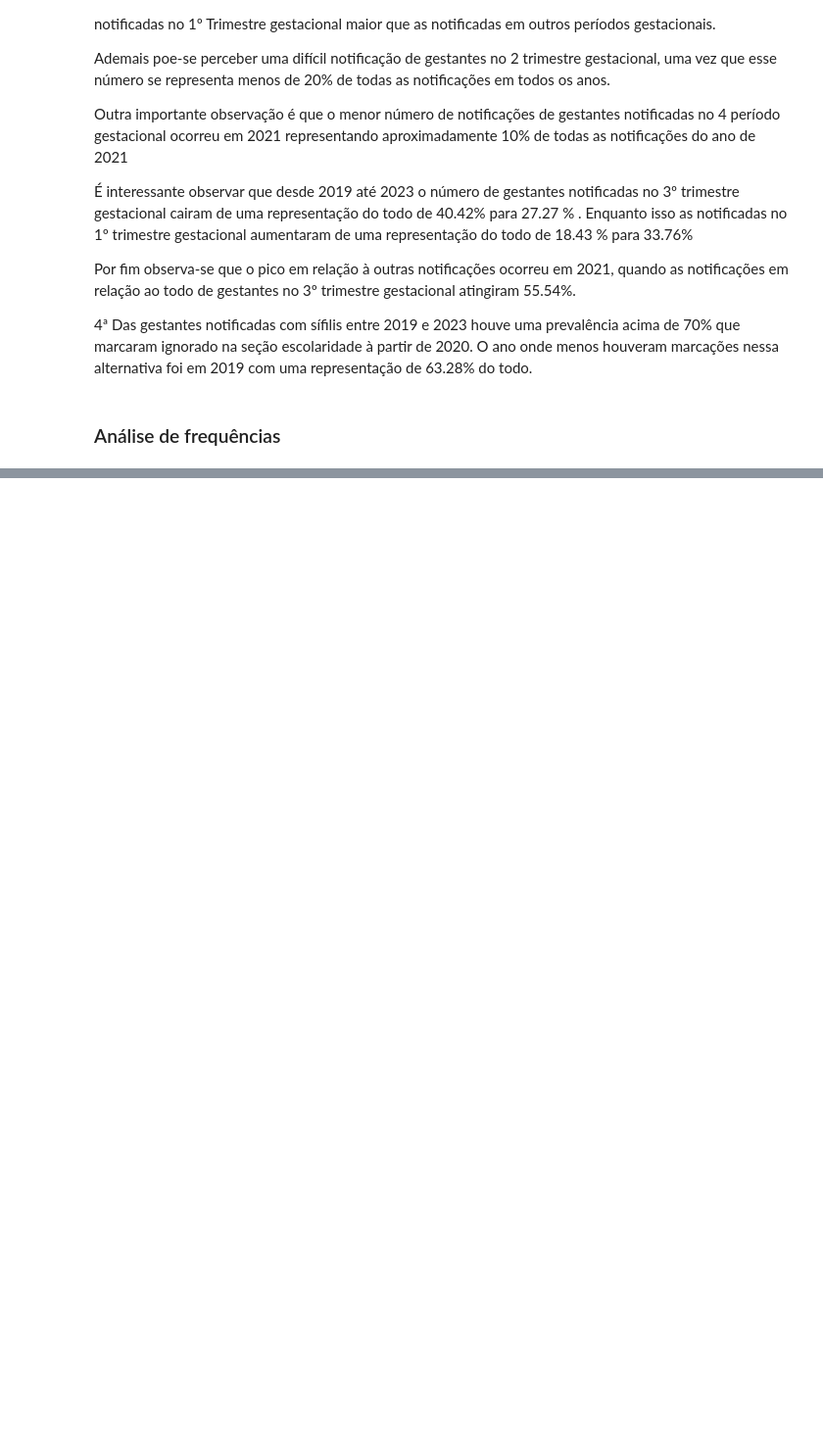
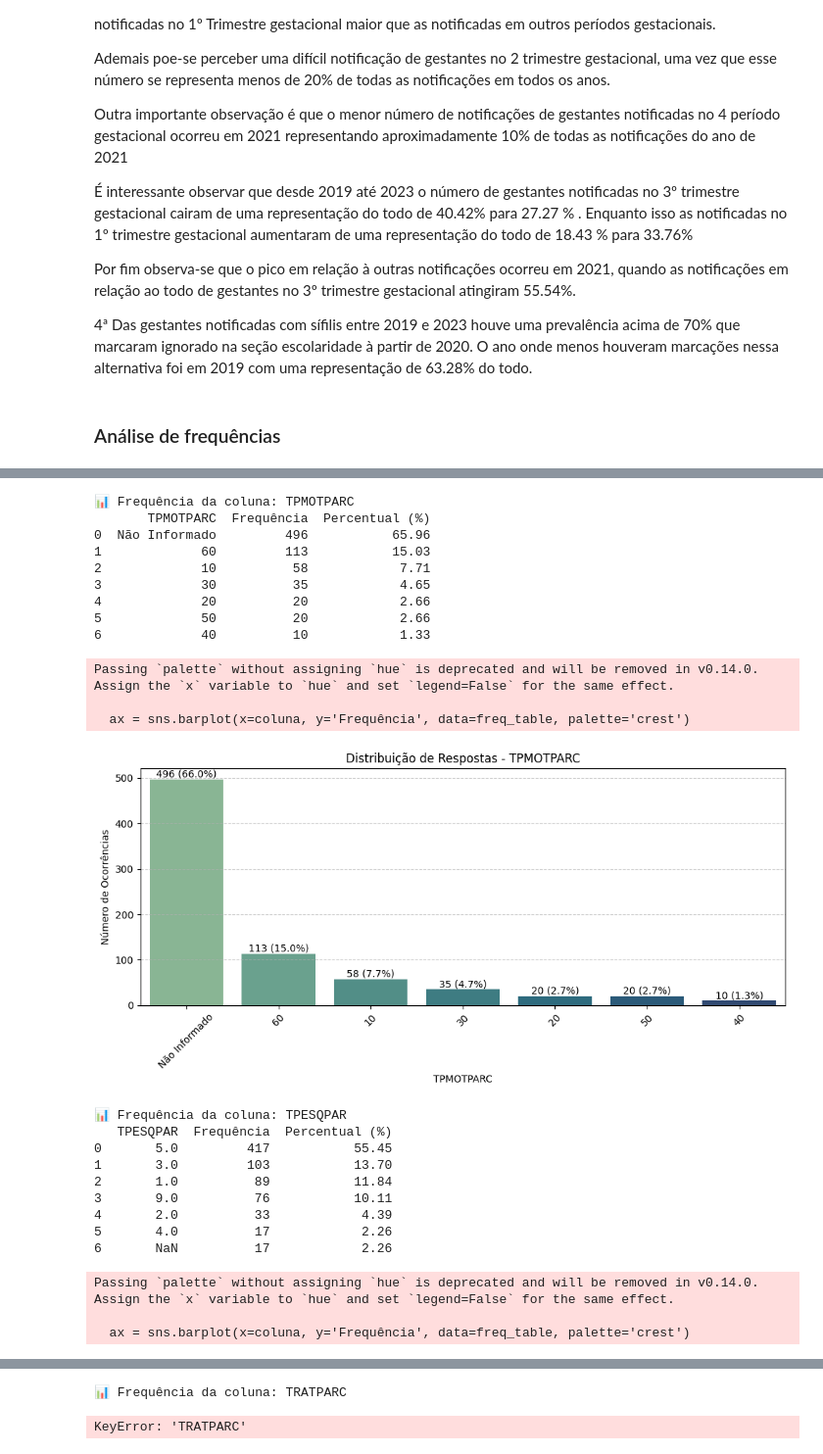
Before and after one commit to jAzz-hub/sifilis_data_analisys, a Jupyter notebook: Code/DataAnalisysDescritiva.ipynb, the cells around one changed output, grey strips where cells are left out. Shown at 98% size. Drawn from its saved outputs; the diff is of its cells as text; code cells hidden in the pictures; blank space fills up the shorter version.

```diff
--- a/Code/DataAnalisysDescritiva.ipynb
+++ b/Code/DataAnalisysDescritiva.ipynb
@@ -639,0 +666,58 @@ KeyError: 0
+# %%
+import pandas as pd
+import matplotlib.pyplot as plt
+import seaborn as sns
+
+# Supondo que df seja seu DataFrame
+colunas = ['TPMOTPARC', 'TPESQPAR', 'TRATPARC', 'ID_UNIDADE']
+
+for coluna in colunas:
+    print(f"\n📊 Frequência da coluna: {coluna}")
+    freq_table = df[coluna].value_counts(dropna=False).reset_index()
+    freq_table.columns = [coluna, 'Frequência']
+    total = freq_table['Frequência'].sum()
+    freq_table['Percentual (%)'] = (freq_table['Frequência'] / total * 100).round(2)
+    print(freq_table)
+
+    # Gráfico de barras com frequência e percentual
+    plt.figure(figsize=(10, 5))
+    ax = sns.barplot(x=coluna, y='Frequência', data=freq_table, palette='crest')
+
+    # Adicionando rótulos com valores e percentuais
+    for i, row in freq_table.iterrows():
+        label = f"{int(row['Frequência'])} ({row['Percentual (%)']:.1f}%)"
+        plt.text(i, row['Frequência'] + 0.5, label, ha='center', va='bottom', fontsize=10)
+
+    plt.title(f'Distribuição de Respostas - {coluna}')
+    plt.xlabel(coluna)
+    plt.ylabel('Número de Ocorrências')
+    plt.xticks(rotation=45)
+    plt.grid(axis='y', linestyle='--', alpha=0.6)
+    plt.tight_layout()
+    plt.show()
+# %% [output]
+📊 Frequência da coluna: TPMOTPARC
+       TPMOTPARC  Frequência  Percentual (%)
+0  Não Informado         496           65.96
+1             60         113           15.03
+2             10          58            7.71
+3             30          35            4.65
+4             20          20            2.66
+5             50          20            2.66
+6             40          10            1.33
+Passing `palette` without assigning `hue` is deprecated and will be removed in v0.14.0. Assign the `x` variable to `hue` and set `legend=False` for the same effect.
+
+  ax = sns.barplot(x=coluna, y='Frequência', data=freq_table, palette='crest')
+[figure, added]
+📊 Frequência da coluna: TPESQPAR
+   TPESQPAR  Frequência  Percentual (%)
+0       5.0         417           55.45
+1       3.0         103           13.70
+2       1.0          89           11.84
+3       9.0          76           10.11
+4       2.0          33            4.39
+5       4.0          17            2.26
+6       NaN          17            2.26
+Passing `palette` without assigning `hue` is deprecated and will be removed in v0.14.0. Assign the `x` variable to `hue` and set `legend=False` for the same effect.
+
+  ax = sns.barplot(x=coluna, y='Frequência', data=freq_table, palette='crest')
@@ -639,0 +725,2 @@ KeyError: 0
+📊 Frequência da coluna: TRATPARC
+KeyError: 'TRATPARC'
```
Also changed, not shown: parts of 17 cells of this notebook, 1 other file.
